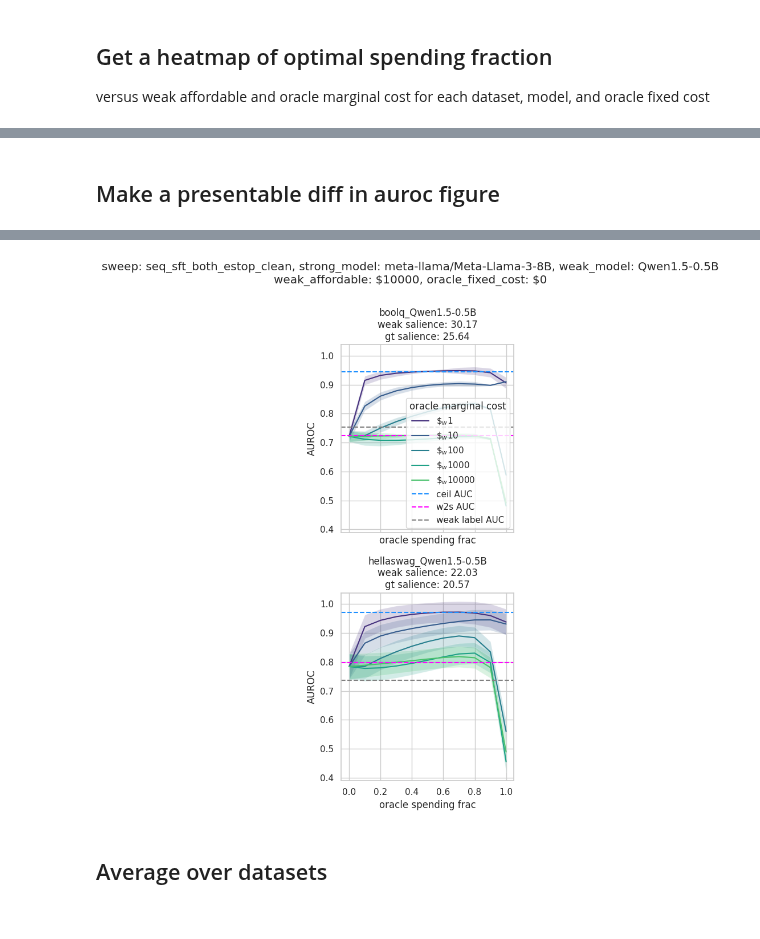
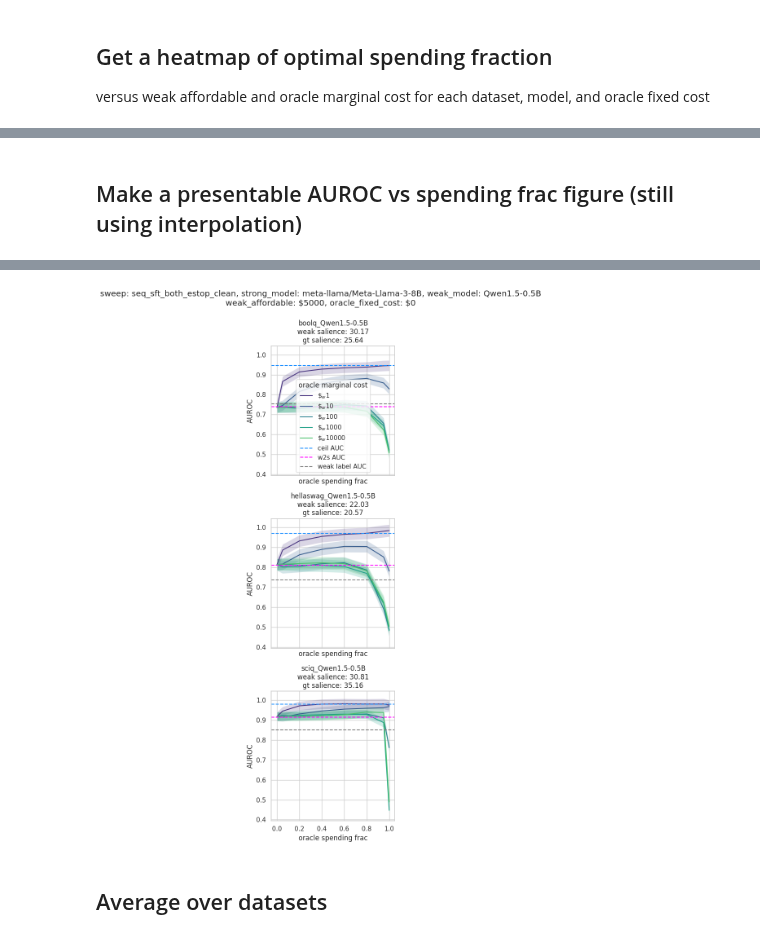
Before and after one commit to EleutherAI/scalable-elicitation, a Jupyter notebook: analysis.ipynb, the cells around one changed output, grey strips where cells are left out. Cells and saved outputs as stored; diff of their text form; code cells hidden in the pictures.

```diff
--- a/analysis.ipynb
+++ b/analysis.ipynb
@@ -342,26 +155,0 @@ paws_consistency_weak_amplified
-# %%
-oracle_affordable = 5000  # if you spent your whole budget on oracle, how many oracle labels could you afford?
-weak_affordable = 3000
-cost_ratio = weak_affordable / oracle_affordable
-n_wo = np.stack([np.linspace(0, weak_affordable, 101), np.linspace(oracle_affordable, 0, 101)], axis=1)
-auroc, auroc_cov = gp.predict(reparametrize(n_wo), return_std=False, return_cov=True)  # type: ignore
-
-interp_df = pd.DataFrame({
-    "num_weak": n_wo[:, 0],
-    "num_oracle": n_wo[:, 1],
-    "auroc": auroc,
-})
-interp_df["oracle_spending_frac"] = cost_ratio * interp_df["num_oracle"] / (cost_ratio * interp_df["num_oracle"] + interp_df["num_weak"])
-
-# we want the expected optimal oracle spending fraction
-# we compute the expectation over the gaussian process model
-# by sampling a bunch of auroc trajectories and computing the argmax
-n_boot = 1000
-auroc_samples = gp.sample_y(reparametrize(n_wo), n_samples=n_boot).T
-argmaxes = np.argmax(auroc_samples, axis=1)
-optimal_spending_frac = interp_df["oracle_spending_frac"].values[argmaxes]
-interp_df["expected_optimal_spending_frac"] = optimal_spending_frac.mean()
-interp_df["optimal_spending_frac_lo"] = np.percentile(optimal_spending_frac, 2.5)
-interp_df["optimal_spending_frac_hi"] = np.percentile(optimal_spending_frac, 97.5)
-
-interp_df
@@ -716,7 +313,8 @@ ds_names = [kind.format(base_name=base_ds_name) for base_ds_name in base_ds_name
 ds_name = random.choice(ds_names)
 row_name = run_name = (ds_name,
   'meta-llama/Meta-Llama-3-8B',
-  'seq_sft_weak_estop_oracle_100x')
+  'seq_sft_both_estop_clean'
+)
 row = gp_models.loc[row_name]
 X, y, gp = row["X"], row["y"], row["gp"]
 x_range = np.linspace(-0.1, 4.1, 100)
@@ -781,7 +361,7 @@ max_oracle_marginal_cost = 10_000
 max_weak_affordable = 10_000
 objective = "mean"
 results = []
-nx, ny = 20, 20
+nx, ny = 10, 10
 omcs, was = np.geomspace(1, max_oracle_marginal_cost, nx), np.geomspace(1, max_weak_affordable, ny)
 grids = dict()
 for row in gp_models.iloc:
@@ -830,5 +408,5 @@ plt.show()
 # %% [markdown]
-## Make a presentable diff in auroc figure
+## Make a presentable AUROC vs spending frac figure (still using interpolation)
 # %%
 sns.set_theme(style="whitegrid")
 sns.set_palette("viridis")
@@ -836,7 +414,7 @@ sns.set_palette("viridis")
 # Also include a ceiling line for 10,000 oracle examples, a weak label acc line, and a w2s line for 10,000 examples
 # Do this for a few budgets, for each dataset (grouped by base dataset)
 
-weak_affordable = 10000
+weak_affordable = 5000
 weak_model = "Qwen1.5-0.5B"
 strong_model = "meta-llama/Meta-Llama-3-8B"
 # sweep_name = "seq_sft_both_estop"
@@ -849,11 +427,10 @@ sweep_name = "seq_sft_both_estop_clean"
 # sweep_name = "seq_sft_weak_estop_active_oracle_3x"
 oracle_fixed_cost = 0
 
-oracle_spending_fracs = np.linspace(0, 1, 11, endpoint=True)
+oracle_spending_fracs = [0.0, 0.05, 0.2, 0.4, 0.6, 0.8, 0.95, 1.0] # np.linspace(0, 1, 11, endpoint=True)
 oracle_marginal_costs = [1, 10, 100, 1000, 10_000]
 
-
-base_ds_names = ["boolq", "hellaswag"] # , "sciq"]
+base_ds_names = ["boolq", "hellaswag", "sciq"]
 kinds = ["{base_name}_" + weak_model,]
 # kinds = ["{base_name}_" + weak_model + "_shuffled_err", "{base_name}_" + weak_model, "{base_name}_" + strong_model.split('/')[-1] + "_stopped_at_" + weak_model]
 fig, axs = plt.subplots(len(base_ds_names), len(kinds), figsize=(len(kinds) * 4, 2 + 4 * len(base_ds_names)), sharex=True, sharey=True)
@@ -880,6 +457,7 @@ for i, base_ds_name in enumerate(base_ds_names):
                 n_weak = int((1 - osf) * weak_affordable)
                 maybe_oracle_fixed_cost = oracle_fixed_cost if osf > 0 else 0
                 n_oracle = int(max(osf * weak_affordable - maybe_oracle_fixed_cost, 0) / omc)
+                # print(f"({n_weak}, {n_oracle}),")
                 auroc, auroc_std = gp.predict(reparametrize([[n_weak, n_oracle]]), return_std=True)
                 aurocs.append(auroc.item())
                 auroc_stds.append(auroc_std.item())
@@ -887,7 +465,7 @@ for i, base_ds_name in enumerate(base_ds_names):
             plt.fill_between(oracle_spending_fracs, np.array(aurocs) - np.array(auroc_stds), np.array(aurocs) + np.array(auroc_stds), alpha=0.2)
 
         # get seq_sft_both_estop results for floor and w2s and ceiling
-        idxer = (run_name[0], run_name[1], "seq_sft_both_estop")
+        idxer = (run_name[0], run_name[1], "seq_sft_both_estop_clean")
         X = gp_models.loc[idxer]["X"]
         y = gp_models.loc[idxer]["y"]
         # get ceiling
@@ -920,4 +501,4 @@ plt.show()
-[figure, old version]
+[figure, new version]
 # %% [markdown]
 ## Average over datasets
 # %%
```
Also changed, not shown: parts of 45 cells of this notebook, 3 other files.
